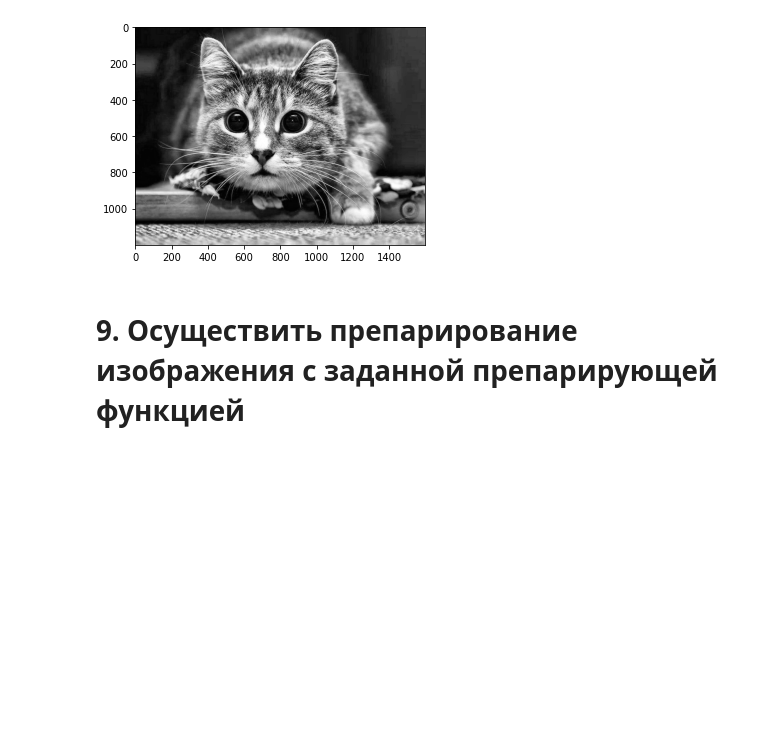
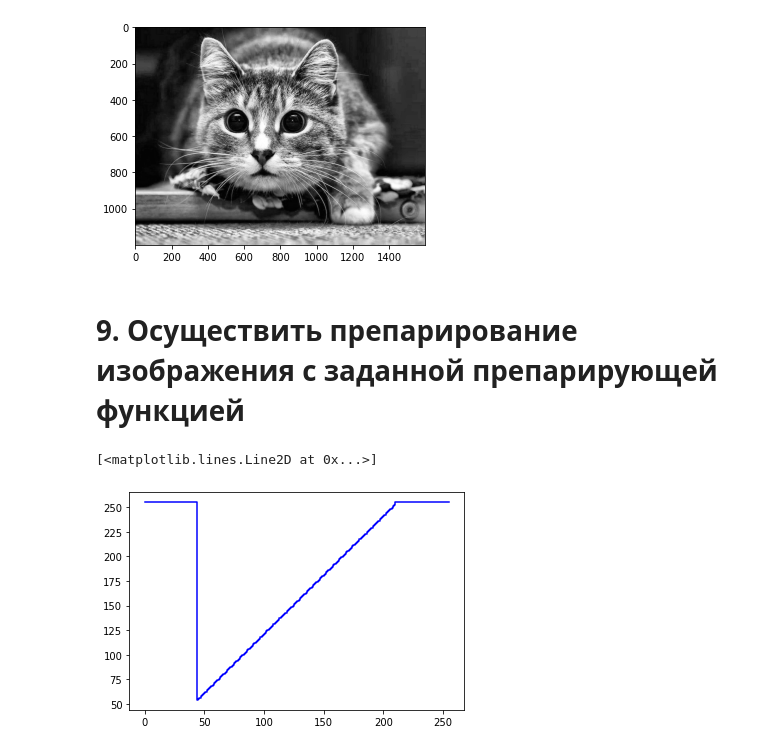
Before and after one commit to kolovratgas/Image-Processing, a Jupyter notebook: Lab_1/Lab_1.ipynb, the cells around one changed output. Drawn from its saved outputs; the diff is of its cells as text; code cells hidden in the pictures; blank space fills up the shorter version.

```diff
--- a/Lab_1/Lab_1.ipynb
+++ b/Lab_1/Lab_1.ipynb
@@ -79,11 +79,3 @@ plt.imshow(x1, cmap='gray')
 # 3. Написать функцию реализации препарирования изображения
 # %% [markdown]
 ### представление «рабочего» интервала яркостей на однородном фоне: белом
-# %%
-def prep(x, a=255, y=140):
-    x1 = 0
-    if x < y:
-        x = 255
-    else:
-        x = 0
-    return x
@@ -227,3 +219,8 @@ plt.imshow(x6, cmap='gray')
 [figure]
 # %% [markdown]
 # 9.  Осуществить препарирование изображения с заданной препарирующей функцией
+# %%
+plt.step(range(0, 256), [prep(x) for x in range(0, 256)], c="blue")
+# %% [output]
+[<matplotlib.lines.Line2D at 0x...>]
+[figure, added]
```
Also changed, not shown: parts of 5 cells of this notebook.
